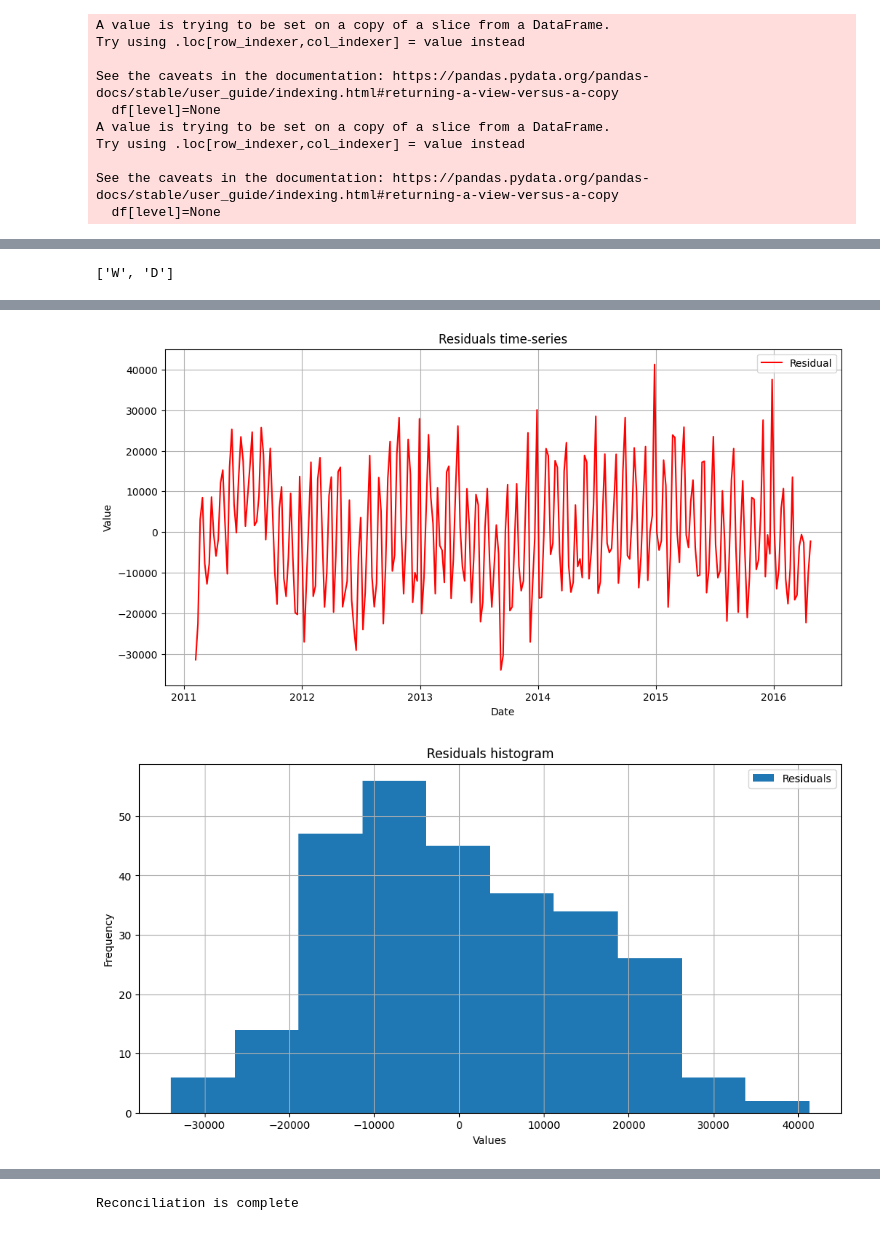
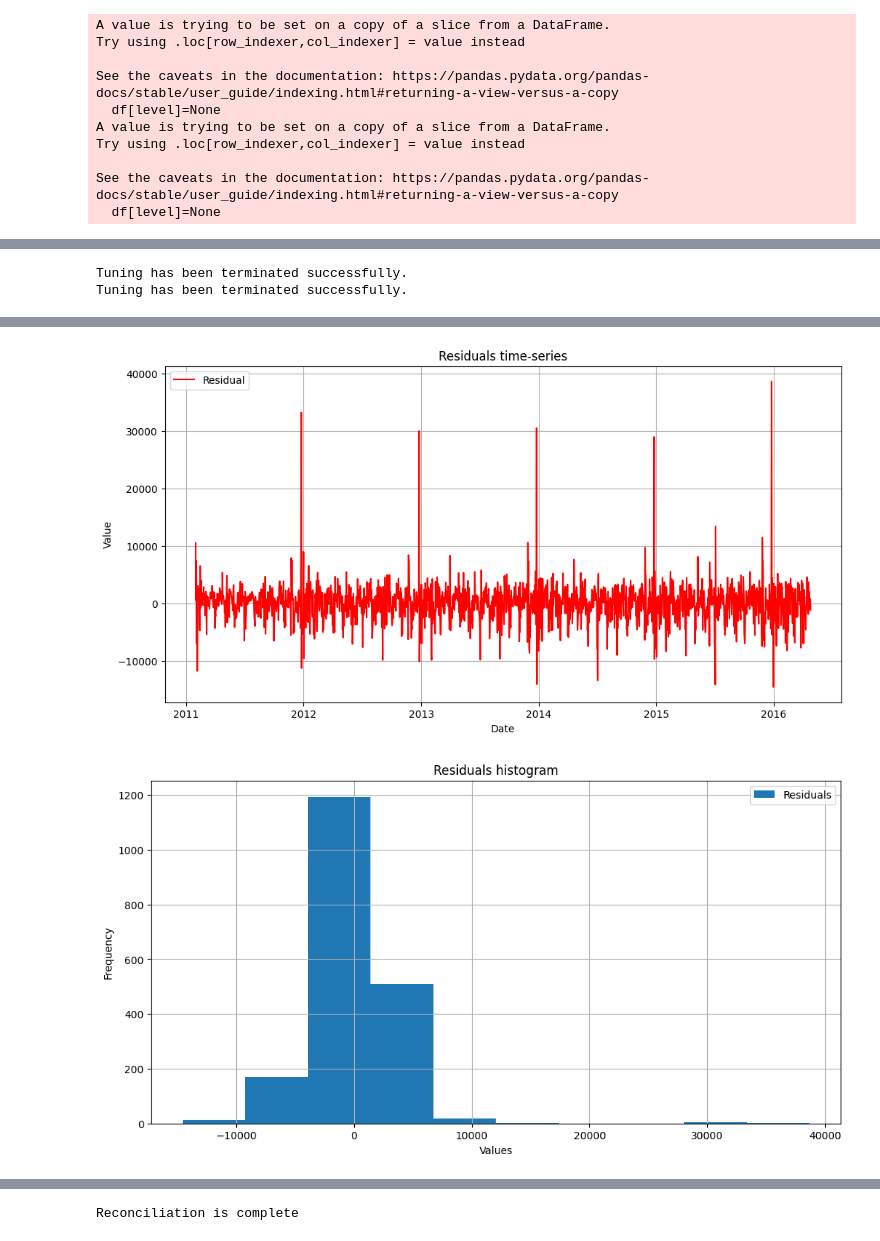
Before and after one commit to skoMarat/Hierarchical-Forecasting, a Jupyter notebook: temporal_notebook.ipynb, the cells around one changed output, grey strips where cells are left out. Saved outputs shown, nothing was run; the diff lists cells and outputs as text; code cells hidden in the pictures.

Commit message:
ARIMA done, tested

```diff
--- a/temporal_notebook.ipynb
+++ b/temporal_notebook.ipynb
@@ -70,11 +81,12 @@ plt.show()
 # %%
-from statsmodels.tsa.stattools import acf
 leaf=0
-srData=pd.Series(data=tree.mY[leaf], index=tree.date_time_index)
-acf(srData,nlags=10)
-srData_true=pd.Series(data=tree_true.mY[leaf], index=tree_true.date_time_index)
+dfData=pd.DataFrame(data=tree.mY[leaf], index=tree.date_time_index , columns=['y'])
+dfData_true=pd.DataFrame(data=tree_true.mY[leaf], index=tree_true.date_time_index)
 
-treeSr=Tree(srData,type='temporal')
+treeSr=Tree(dfData,type='temporal')
 # treeSr.forecast_Prophet(iOoS=28)
-# %% [output]
-['W', 'D']
+# %%
+treeSr.tune_ARIMA()
+# %% [output]
+Tuning has been terminated successfully.
+Tuning has been terminated successfully.
@@ -81,3 +98,3 @@ treeSr=Tree(srData,type='temporal')
 # %%
-treeSr.dForecasters[0].plot_prediction(inSample=True)
+treeSr.dForecasters[1].plot_prediction(inSample=True)
 # %% [output]
@@ -85,2 +102,2 @@ treeSr.dForecasters[0].plot_prediction(inSample=True)
-[figure, old version]
+[figure, new version]
-[figure, old version]
+[figure, new version]
```
Also changed, not shown: parts of 4 cells of this notebook, 5 other files.
